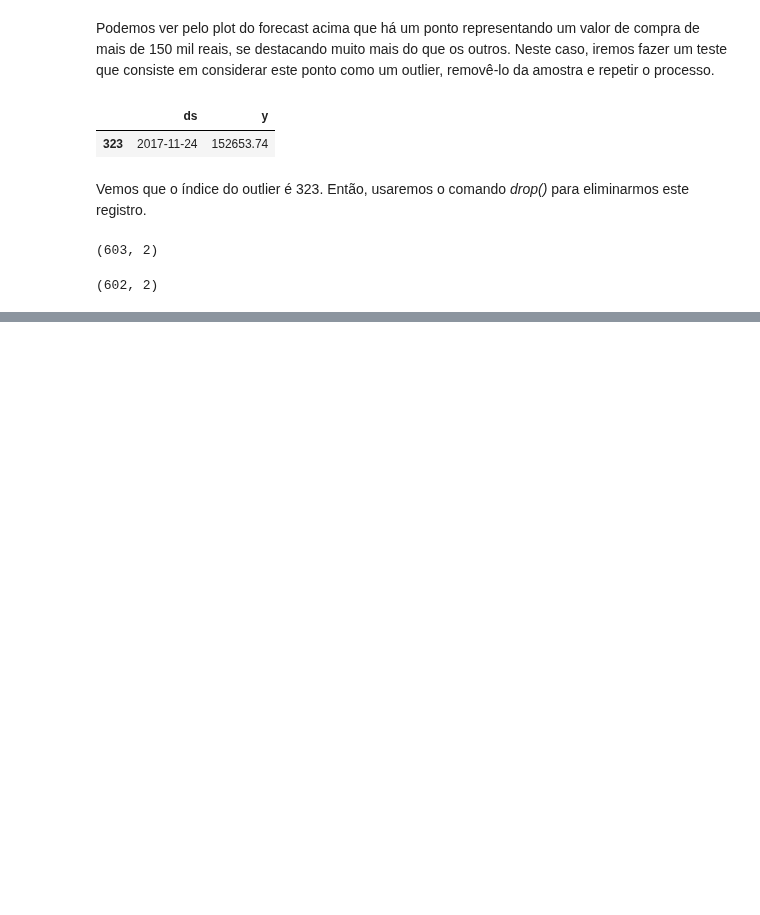
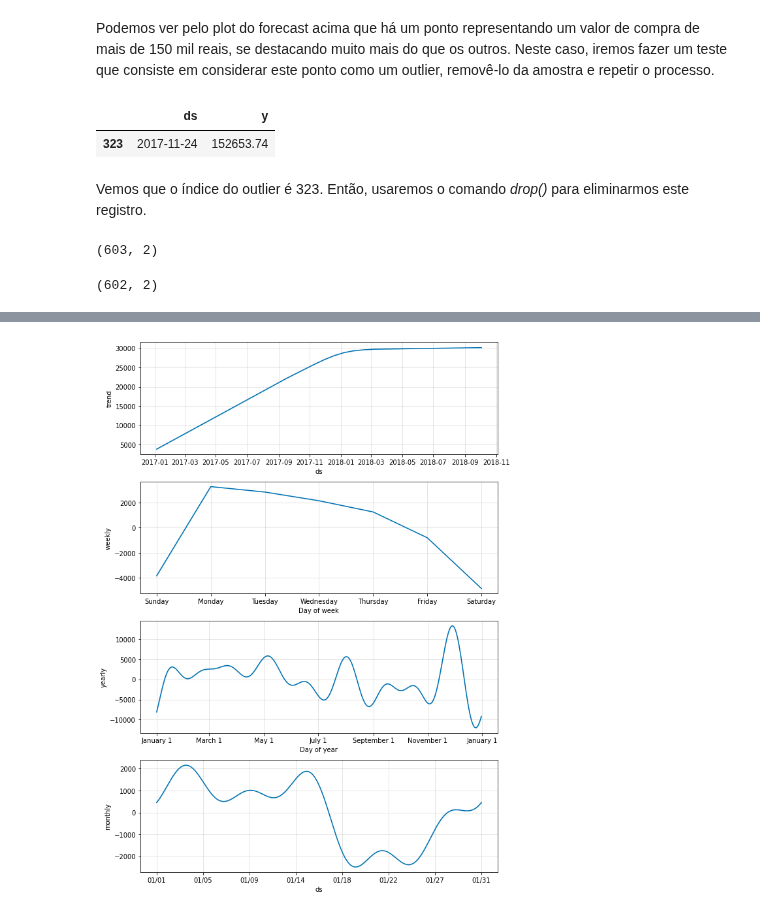
Before and after one commit to smalvar/olist-e-commerce, a Jupyter notebook: time_series_analysis_testes.ipynb, the cells around one changed output, grey strips where cells are left out. Drawn from its saved outputs; the diff is of its cells as text; code cells hidden in the pictures; blank space fills up the shorter version.

Commit message:
Add model without outliers

```diff
--- a/time_series_analysis_testes.ipynb
+++ b/time_series_analysis_testes.ipynb
@@ -427,0 +428,6 @@ Conferimos então que temos um registro a menos em relação ao dataframe ***ts_
+# %%
+# Criação do modelo
+model_preco_sem_outlier = Prophet(yearly_seasonality=True)
+# %%
+# Adicionando sazonalidade mensal
+model_preco_sem_outlier.add_seasonality(name='monthly', period=30.5, fourier_order=5)
@@ -427,0 +436,10 @@ Conferimos então que temos um registro a menos em relação ao dataframe ***ts_
+# %%
+# Fazendo o treinamento
+model_preco_sem_outlier.fit(ts_preco_sem_outlier)
+
+# Criando um dataframe para dados futuros
+future_preco_sem_outlier = model_preco_sem_outlier.make_future_dataframe(periods = 30, freq = 'D')
+
+# Fazendo a previsão
+forecast_preco_sem_outlier = model_preco_sem_outlier.predict(future_preco_sem_outlier)
+forecast_preco_sem_outlier[['ds', 'yhat', 'yhat_lower', 'yhat_upper']].tail(30)
@@ -427,0 +465,5 @@ Conferimos então que temos um registro a menos em relação ao dataframe ***ts_
+# %%
+# Plotando os gráficos de tendência
+model_preco_sem_outlier.plot_components(forecast_preco_sem_outlier);
+# %% [output]
+[figure, added]
```
Also changed, not shown: parts of 4 cells of this notebook.
